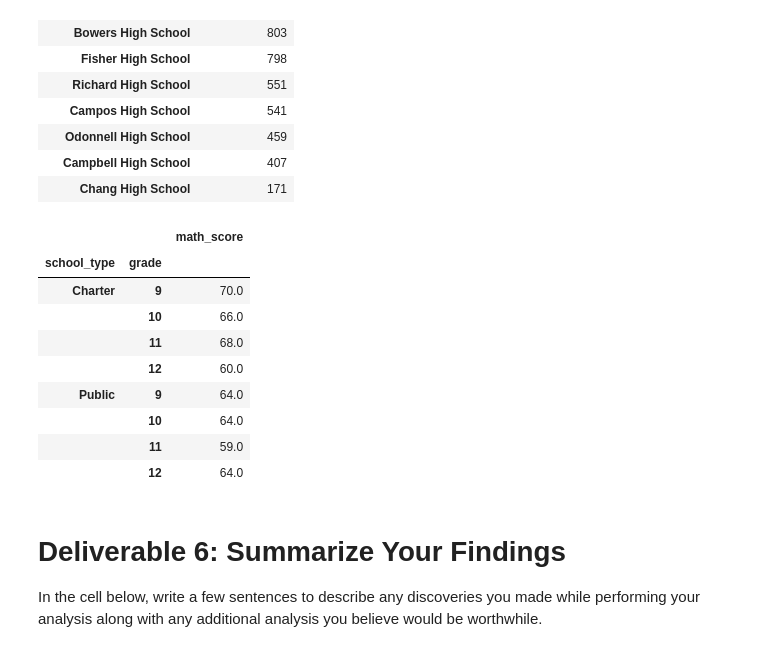
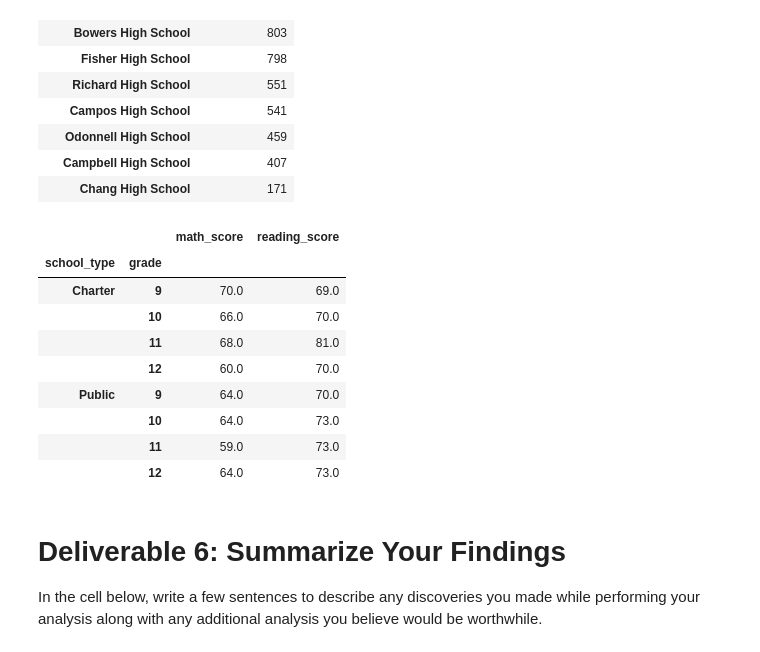
Before and after one commit to kylebrumbaugh9/School_District_Analysis, a Jupyter notebook: Unsolved/Student_Data_Challenge.ipynb, the cells around one changed output. Drawn from its saved outputs; the diff is of its cells as text; code cells hidden in the pictures.

```diff
--- a/Unsolved/Student_Data_Challenge.ipynb
+++ b/Unsolved/Student_Data_Challenge.ipynb
@@ -314,6 +318,14 @@ Make comparisons within your data by completing the following steps:
 # %%
 # Use the `groupby`, `count`, and `sort_values` functions to find the
 # total number of students at each school and sort from most students to least students.
+
+student_df["student_count"]=student_df["student_id"].count()
+
+student_count = student_df.groupby("school_name").count()
+
+student_count_df = student_count.sort_values(by="student_count", ascending = False)
+
+student_count_df.loc[:, ["student_count"]]
 # %% [output]
 |  | student_count |
 | school_name |  |
@@ -333,17 +345,22 @@ Make comparisons within your data by completing the following steps:
 | Campbell High School | 407 |
 | Chang High School | 171 |
 # %%
+# find the average math score by grade for each school type using the groupby and mean functions
+
+mean_math_df = student_df.groupby(["school_type","grade"]).mean()
+
+mean_math_df.loc[:,["math_score","reading_score"]].round(decimals=0)
 # %% [output]
-|  |  | math_score |
-| school_type | grade |  |
-| Charter | 9 | 70.0 |
-|  | 10 | 66.0 |
-|  | 11 | 68.0 |
-|  | 12 | 60.0 |
-| Public | 9 | 64.0 |
-|  | 10 | 64.0 |
-|  | 11 | 59.0 |
-|  | 12 | 64.0 |
+|  |  | math_score | reading_score |
+| school_type | grade |  |  |
+| Charter | 9 | 70.0 | 69.0 |
+|  | 10 | 66.0 | 70.0 |
+|  | 11 | 68.0 | 81.0 |
+|  | 12 | 60.0 | 70.0 |
+| Public | 9 | 64.0 | 70.0 |
+|  | 10 | 64.0 | 73.0 |
+|  | 11 | 59.0 | 73.0 |
+|  | 12 | 64.0 | 73.0 |
 # %% [markdown]
 # Deliverable 6: Summarize Your Findings
 In the cell below, write a few sentences to describe any discoveries you made while performing your analysis along with any additional analysis you believe would be worthwhile.
```
Also changed, not shown: parts of 4 cells of this notebook.
